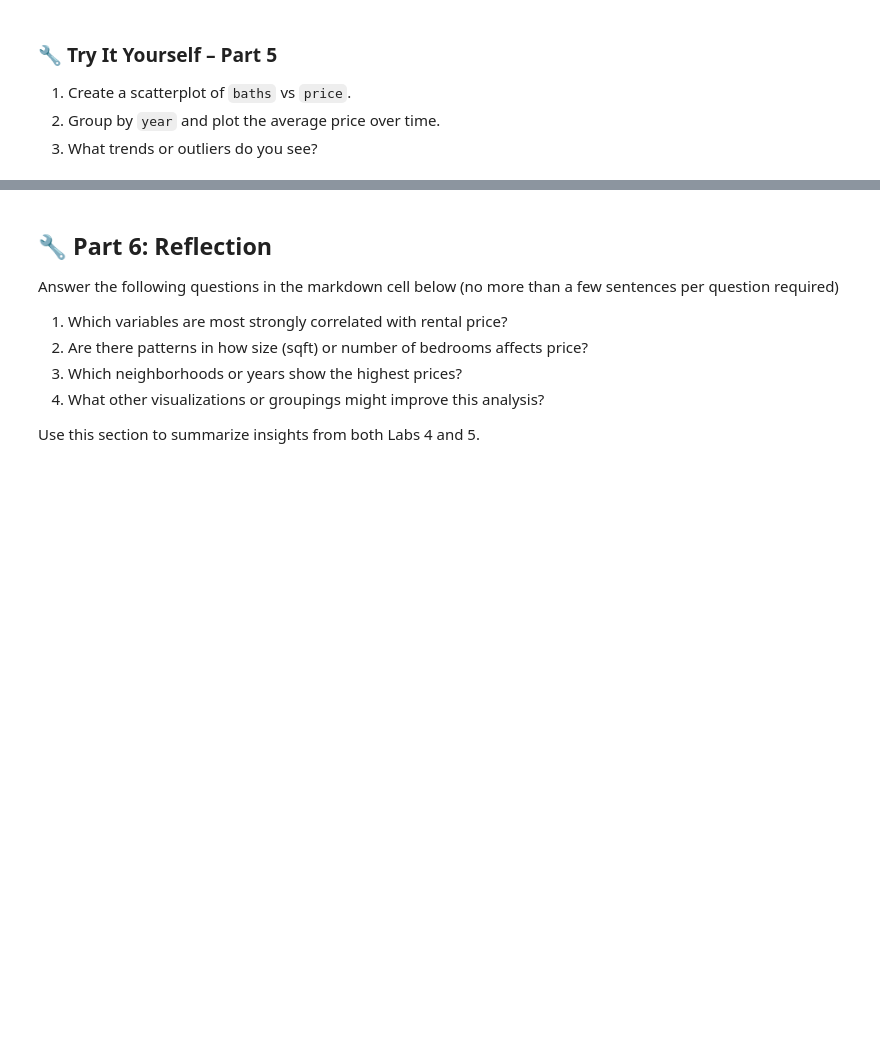
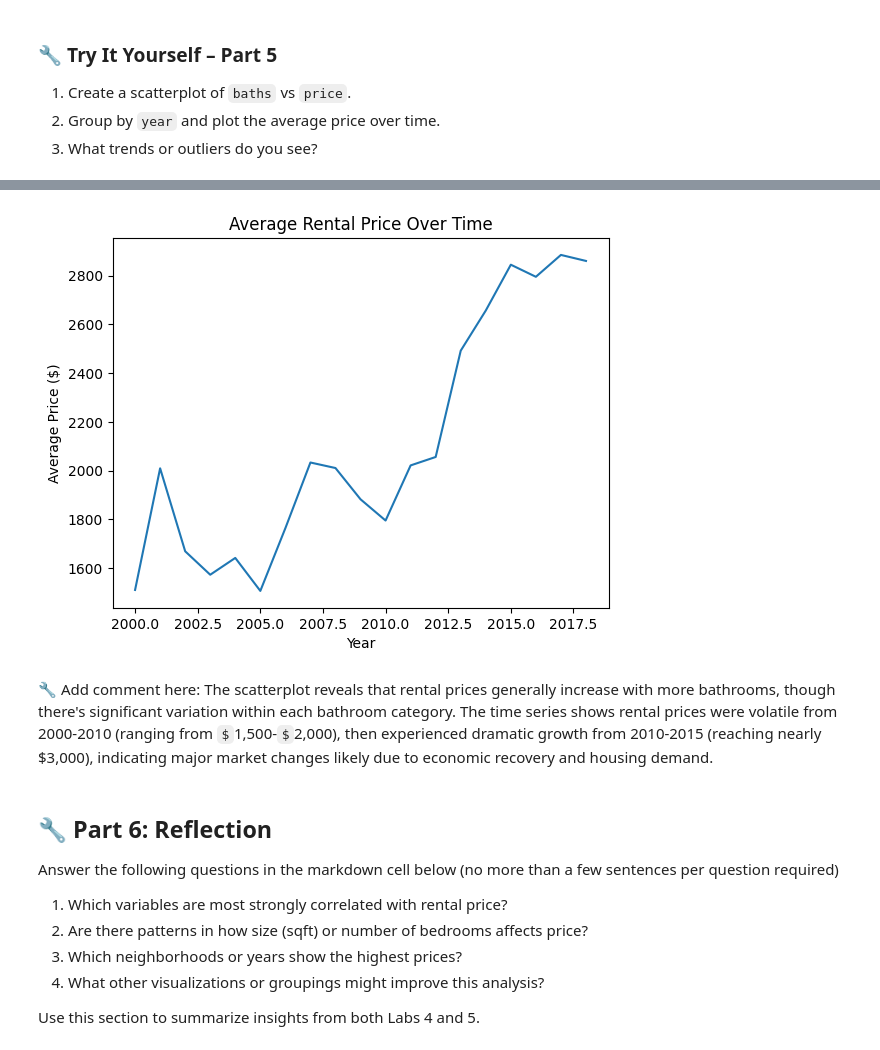
Before and after one commit to DataMiaoWH/DeepLearningExamples, a Jupyter notebook: Labs/lab_05_eda.ipynb, the cells around one changed output, grey strips where cells are left out. Drawn from its saved outputs; the diff is of its cells as text; code cells hidden in the pictures; blank space fills up the shorter version.

```diff
--- a/Labs/lab_05_eda.ipynb
+++ b/Labs/lab_05_eda.ipynb
@@ -316,3 +337,16 @@ plt.show()
+# %%
+#2 🔧
+#2: Group by year and plot the average price over time
+avg_price_year = df.groupby('year')['price'].mean().sort_index()
+sns.lineplot(x=avg_price_year.index, y=avg_price_year.values)
+plt.title("Average Rental Price Over Time")
+plt.xlabel("Year")
+plt.ylabel("Average Price ($)")
+plt.show()
+# %% [output]
+[figure, added]
+# %% [markdown]
+🔧 Add comment here: The scatterplot reveals that rental prices generally increase with more bathrooms, though there's significant variation within each bathroom category. The time series shows rental prices were volatile from 2000-2010 (ranging from `$`1,500-`$`2,000), then experienced dramatic growth from 2010-2015 (reaching nearly $3,000), indicating major market changes likely due to economic recovery and housing demand.
 # %% [markdown]
 ## 🔧  Part 6: Reflection
 
```
Also changed, not shown: parts of 14 cells of this notebook.
